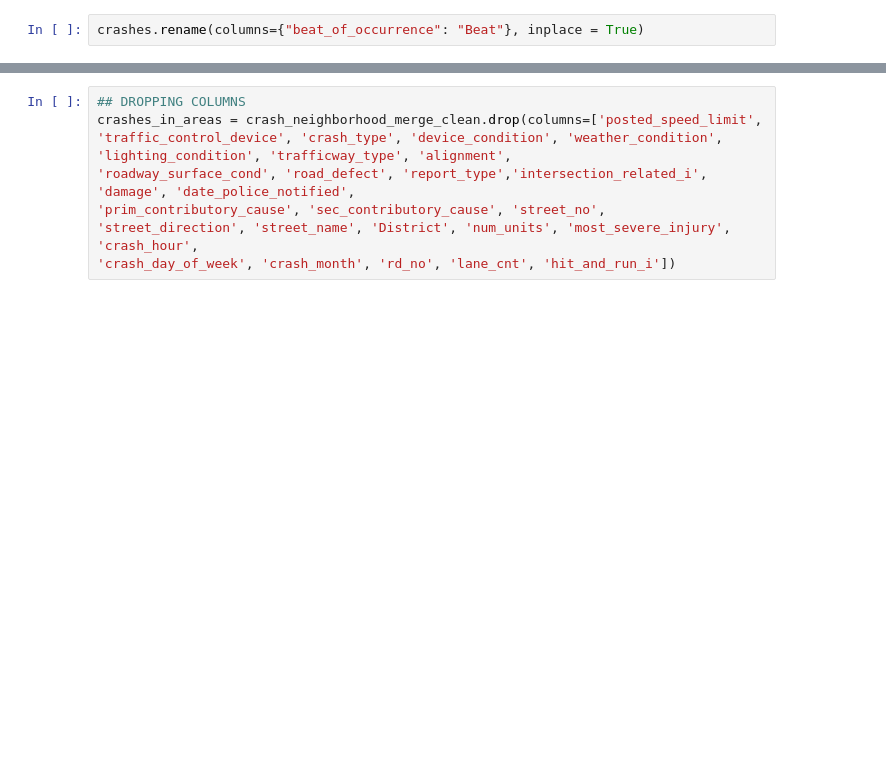
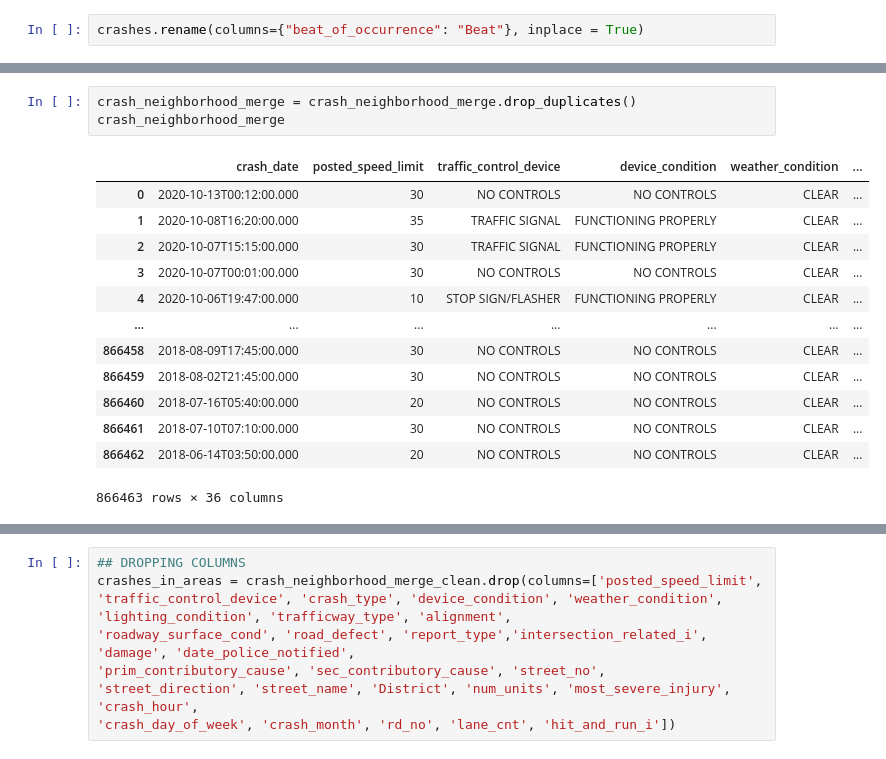
Before and after one commit to PhysicsGlitch/Geomap_Project, a Jupyter notebook: data_exploration_merged.ipynb, the cells around one changed output, grey strips where cells are left out. Saved outputs shown, nothing was run; the diff lists cells and outputs as text; blank space fills up the shorter version.

```diff
--- a/data_exploration_merged.ipynb
+++ b/data_exploration_merged.ipynb
@@ -69 +164,18 @@ neighborhoods_df.dtypes
+# %%
+crash_neighborhood_merge = crash_neighborhood_merge.drop_duplicates()
+crash_neighborhood_merge
+# %% [output]
+|  | crash_date | posted_speed_limit | traffic_control_device | device_condition | weather_condition | ... |
+| 0 | 2020-10-13T00:12:00.000 | 30 | NO CONTROLS | NO CONTROLS | CLEAR | ... |
+| 1 | 2020-10-08T16:20:00.000 | 35 | TRAFFIC SIGNAL | FUNCTIONING PROPERLY | CLEAR | ... |
+| 2 | 2020-10-07T15:15:00.000 | 30 | TRAFFIC SIGNAL | FUNCTIONING PROPERLY | CLEAR | ... |
+| 3 | 2020-10-07T00:01:00.000 | 30 | NO CONTROLS | NO CONTROLS | CLEAR | ... |
+| 4 | 2020-10-06T19:47:00.000 | 10 | STOP SIGN/FLASHER | FUNCTIONING PROPERLY | CLEAR | ... |
+| ... | ... | ... | ... | ... | ... | ... |
+| 866458 | 2018-08-09T17:45:00.000 | 30 | NO CONTROLS | NO CONTROLS | CLEAR | ... |
+| 866459 | 2018-08-02T21:45:00.000 | 30 | NO CONTROLS | NO CONTROLS | CLEAR | ... |
+| 866460 | 2018-07-16T05:40:00.000 | 20 | NO CONTROLS | NO CONTROLS | CLEAR | ... |
+| 866461 | 2018-07-10T07:10:00.000 | 30 | NO CONTROLS | NO CONTROLS | CLEAR | ... |
+| 866462 | 2018-06-14T03:50:00.000 | 20 | NO CONTROLS | NO CONTROLS | CLEAR | ... |
+866463 rows × 36 columns
 # %%
```
Also changed, not shown: parts of 19 cells of this notebook.
